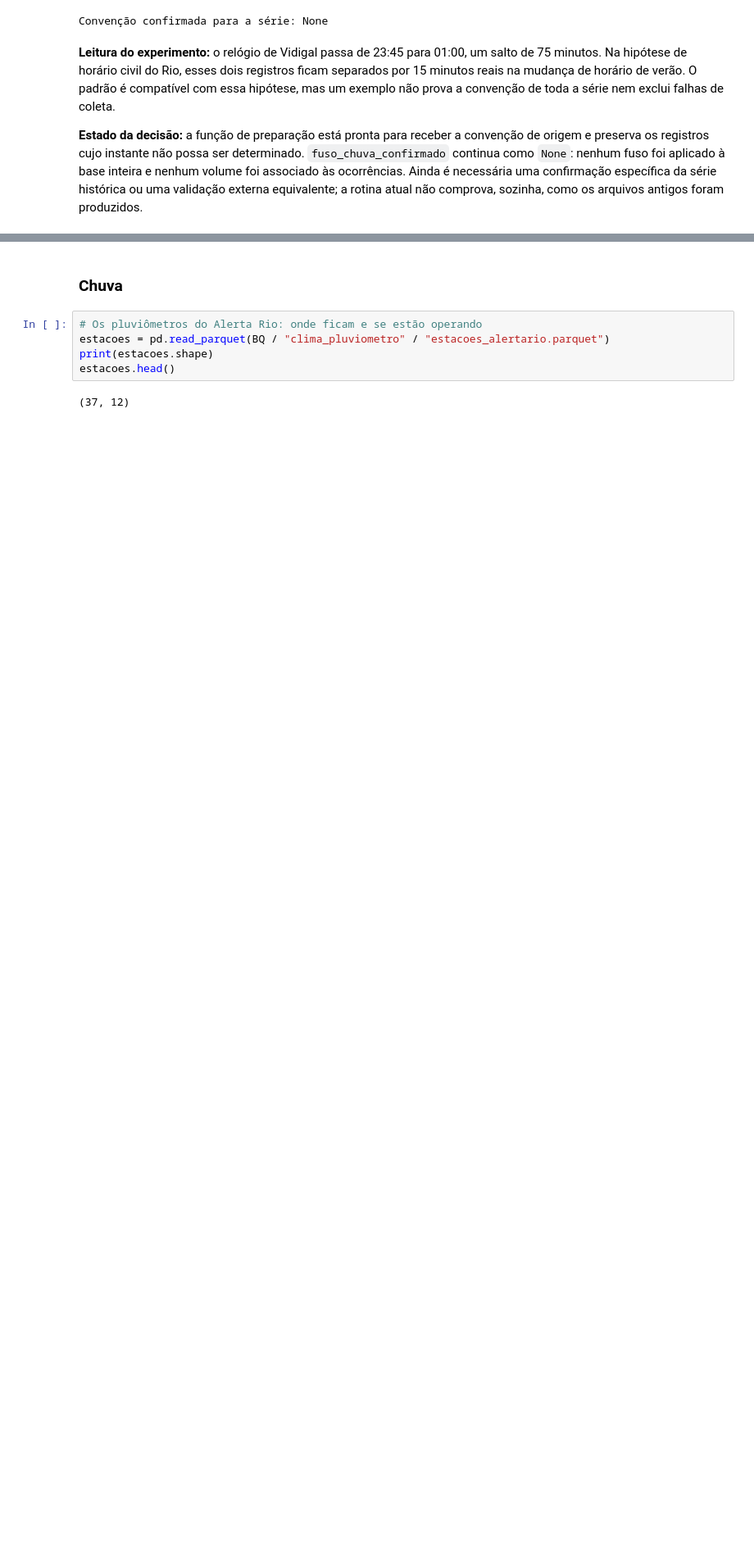
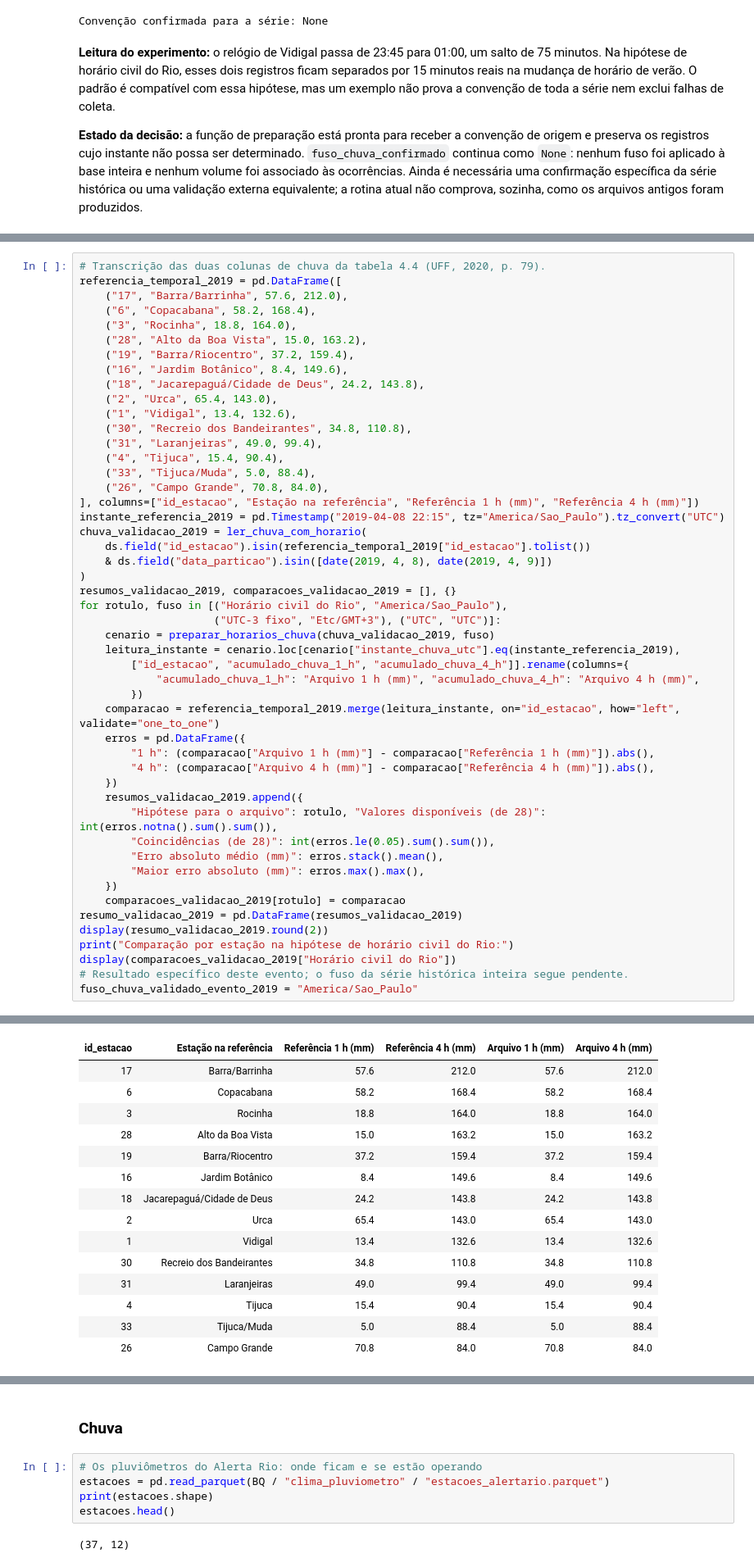
Before and after one commit to PedroVNeves/Quando_a_chuva_vira_problema, a Jupyter notebook: analise.ipynb, the cells around one changed output, grey strips where cells are left out. Shown at 82% size. Cells and saved outputs as stored; diff of their text form; blank space fills up the shorter version.

Commit message:
Valida horário da chuva no temporal de abril de 2019

```diff
--- a/analise.ipynb
+++ b/analise.ipynb
@@ -889,0 +896,50 @@ Convenção confirmada para a série: None
+# %%
+# Transcrição das duas colunas de chuva da tabela 4.4 (UFF, 2020, p. 79).
+referencia_temporal_2019 = pd.DataFrame([
+    ("17", "Barra/Barrinha", 57.6, 212.0),
+    ("6", "Copacabana", 58.2, 168.4),
+    ("3", "Rocinha", 18.8, 164.0),
+    ("28", "Alto da Boa Vista", 15.0, 163.2),
+    ("19", "Barra/Riocentro", 37.2, 159.4),
+    ("16", "Jardim Botânico", 8.4, 149.6),
+    ("18", "Jacarepaguá/Cidade de Deus", 24.2, 143.8),
+    ("2", "Urca", 65.4, 143.0),
+    ("1", "Vidigal", 13.4, 132.6),
+    ("30", "Recreio dos Bandeirantes", 34.8, 110.8),
+    ("31", "Laranjeiras", 49.0, 99.4),
+    ("4", "Tijuca", 15.4, 90.4),
+    ("33", "Tijuca/Muda", 5.0, 88.4),
+    ("26", "Campo Grande", 70.8, 84.0),
+], columns=["id_estacao", "Estação na referência", "Referência 1 h (mm)", "Referência 4 h (mm)"])
+instante_referencia_2019 = pd.Timestamp("2019-04-08 22:15", tz="America/Sao_Paulo").tz_convert("UTC")
+chuva_validacao_2019 = ler_chuva_com_horario(
+    ds.field("id_estacao").isin(referencia_temporal_2019["id_estacao"].tolist())
+    & ds.field("data_particao").isin([date(2019, 4, 8), date(2019, 4, 9)])
+)
+resumos_validacao_2019, comparacoes_validacao_2019 = [], {}
+for rotulo, fuso in [("Horário civil do Rio", "America/Sao_Paulo"),
+                     ("UTC-3 fixo", "Etc/GMT+3"), ("UTC", "UTC")]:
+    cenario = preparar_horarios_chuva(chuva_validacao_2019, fuso)
+    leitura_instante = cenario.loc[cenario["instante_chuva_utc"].eq(instante_referencia_2019),
+        ["id_estacao", "acumulado_chuva_1_h", "acumulado_chuva_4_h"]].rename(columns={
+            "acumulado_chuva_1_h": "Arquivo 1 h (mm)", "acumulado_chuva_4_h": "Arquivo 4 h (mm)",
+        })
+    comparacao = referencia_temporal_2019.merge(leitura_instante, on="id_estacao", how="left", validate="one_to_one")
+    erros = pd.DataFrame({
+        "1 h": (comparacao["Arquivo 1 h (mm)"] - comparacao["Referência 1 h (mm)"]).abs(),
+        "4 h": (comparacao["Arquivo 4 h (mm)"] - comparacao["Referência 4 h (mm)"]).abs(),
+    })
+    resumos_validacao_2019.append({
+        "Hipótese para o arquivo": rotulo, "Valores disponíveis (de 28)": int(erros.notna().sum().sum()),
+        "Coincidências (de 28)": int(erros.le(0.05).sum().sum()),
+        "Erro absoluto médio (mm)": erros.stack().mean(),
+        "Maior erro absoluto (mm)": erros.max().max(),
+    })
+    comparacoes_validacao_2019[rotulo] = comparacao
+resumo_validacao_2019 = pd.DataFrame(resumos_validacao_2019)
+display(resumo_validacao_2019.round(2))
+print("Comparação por estação na hipótese de horário civil do Rio:")
+display(comparacoes_validacao_2019["Horário civil do Rio"])
+# Resultado específico deste evento; o fuso da série histórica inteira segue pendente.
+fuso_chuva_validado_evento_2019 = "America/Sao_Paulo"
+# %% [output]
@@ -889,0 +951,15 @@ Convenção confirmada para a série: None
+| id_estacao | Estação na referência | Referência 1 h (mm) | Referência 4 h (mm) | Arquivo 1 h (mm) | Arquivo 4 h (mm) |
+| 17 | Barra/Barrinha | 57.6 | 212.0 | 57.6 | 212.0 |
+| 6 | Copacabana | 58.2 | 168.4 | 58.2 | 168.4 |
+| 3 | Rocinha | 18.8 | 164.0 | 18.8 | 164.0 |
+| 28 | Alto da Boa Vista | 15.0 | 163.2 | 15.0 | 163.2 |
+| 19 | Barra/Riocentro | 37.2 | 159.4 | 37.2 | 159.4 |
+| 16 | Jardim Botânico | 8.4 | 149.6 | 8.4 | 149.6 |
+| 18 | Jacarepaguá/Cidade de Deus | 24.2 | 143.8 | 24.2 | 143.8 |
+| 2 | Urca | 65.4 | 143.0 | 65.4 | 143.0 |
+| 1 | Vidigal | 13.4 | 132.6 | 13.4 | 132.6 |
+| 30 | Recreio dos Bandeirantes | 34.8 | 110.8 | 34.8 | 110.8 |
+| 31 | Laranjeiras | 49.0 | 99.4 | 49.0 | 99.4 |
+| 4 | Tijuca | 15.4 | 90.4 | 15.4 | 90.4 |
+| 33 | Tijuca/Muda | 5.0 | 88.4 | 5.0 | 88.4 |
+| 26 | Campo Grande | 70.8 | 84.0 | 70.8 | 84.0 |
```
Also changed, not shown: parts of 3 cells of this notebook.
